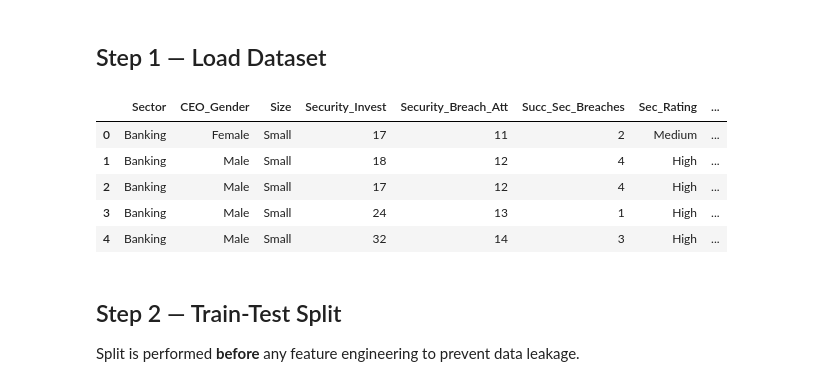
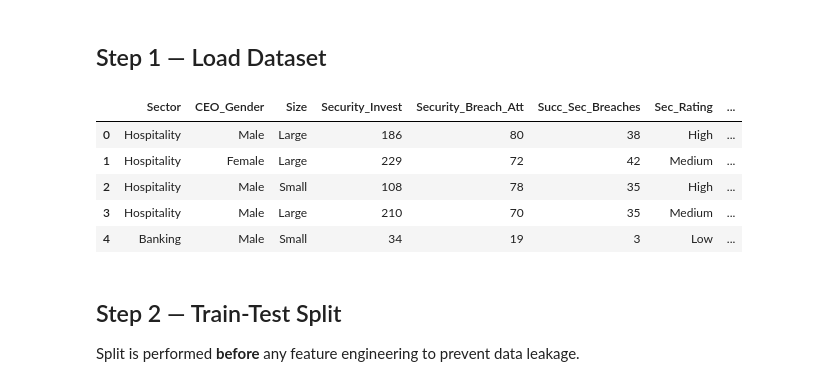
Before and after one commit to eddiejaques/ml-code-samples, a Jupyter notebook: Security Breaches Dataset/data_linear_regression.ipynb, the cells around one changed output. Saved outputs shown, nothing was run; the diff lists cells and outputs as text; code cells hidden in the pictures.

```diff
--- a/Security Breaches Dataset/data_linear_regression.ipynb
+++ b/Security Breaches Dataset/data_linear_regression.ipynb
@@ -37,19 +37,19 @@ Data sourced from `security_data_10000.csv` (synthetic data generated from origi
 # %%
 #LOAD THE DATASET
 
 
 import pandas as pd
 
-security_df = pd.read_csv("https://raw.githubusercontent.com/eddiejaques/ml-code-samples/refs/heads/main/Security%20Breaches%20Dataset/security-data.csv")
+security_df = pd.read_csv("https://raw.githubusercontent.com/eddiejaques/ml-code-samples/refs/heads/main/Security%20Breaches%20Dataset/security_data_10000.csv")
 
 security_df.head()
 # %% [output]
 |  | Sector | CEO_Gender | Size | Security_Invest | Security_Breach_Att | Succ_Sec_Breaches | Sec_Rating | ... |
-| 0 | Banking | Female | Small | 17 | 11 | 2 | Medium | ... |
-| 1 | Banking | Male | Small | 18 | 12 | 4 | High | ... |
-| 2 | Banking | Male | Small | 17 | 12 | 4 | High | ... |
-| 3 | Banking | Male | Small | 24 | 13 | 1 | High | ... |
-| 4 | Banking | Male | Small | 32 | 14 | 3 | High | ... |
+| 0 | Hospitality | Male | Large | 186 | 80 | 38 | High | ... |
+| 1 | Hospitality | Female | Large | 229 | 72 | 42 | Medium | ... |
+| 2 | Hospitality | Male | Small | 108 | 78 | 35 | High | ... |
+| 3 | Hospitality | Male | Large | 210 | 70 | 35 | Medium | ... |
+| 4 | Banking | Male | Small | 34 | 19 | 3 | Low | ... |
 # %% [markdown]
 ## Step 2 — Train-Test Split
 Split is performed **before** any feature engineering to prevent data leakage.
```
Also changed, not shown: parts of 46 cells of this notebook.
